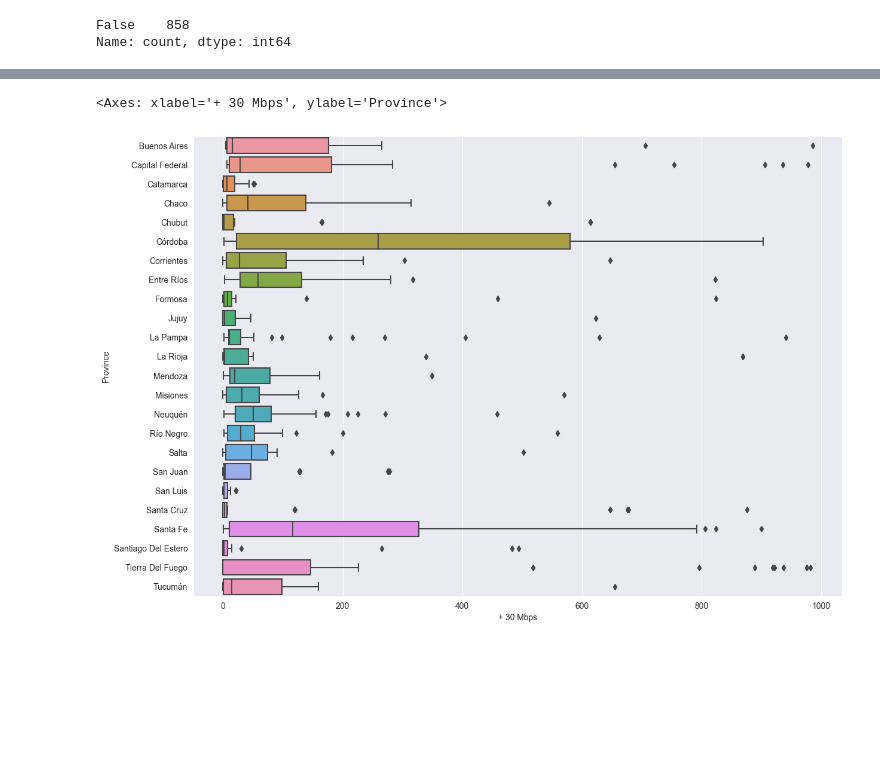
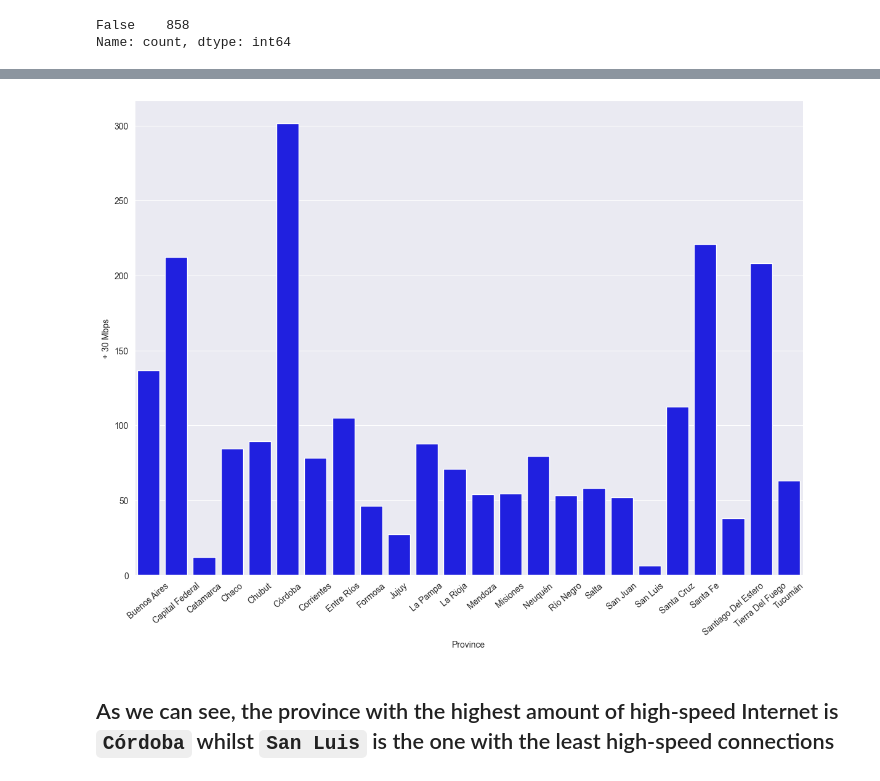
Before and after one commit to PatoMarzi/InternetAccess, a Jupyter notebook: EDAs/Internet_Access_and_Speed.ipynb, the cells around one changed output, grey strips where cells are left out. Saved outputs shown, nothing was run; the diff lists cells and outputs as text; code cells hidden in the pictures; blank space fills up the shorter version.

```diff
--- a/EDAs/Internet_Access.ipynb
+++ b/EDAs/Internet_Access_and_Speed.ipynb
@@ -338,4 +354,8 @@ df2.duplicated().value_counts()
 # %% [output]
 False    858
 Name: count, dtype: int64
+# %%
+df2.reset_index(inplace = True)
+# %%
+df2.drop('index', axis = 1, inplace = True)
 # %%
@@ -373,8 +381,11 @@ Name: + 30 Mbps, dtype: float64
 # %%
 plt.figure(figsize = (14, 10))
 
-sns.boxplot(df2, x = df2['+ 30 Mbps'], y = 'Province')
-# plt.xlim(0, 520)
+sns.barplot(data = df2, x = 'Province', y = df2['+ 30 Mbps'], errorbar = None, color = 'blue')
+
+plt.xticks(rotation = 40)
+plt.show()
 # %% [output]
-<Axes: xlabel='+ 30 Mbps', ylabel='Province'>
-[figure, old version]
+[figure, new version]
+# %% [markdown]
+## As we can see, the province with the highest amount of high-speed Internet is `Córdoba` whilst `San Luis` is the one with the least high-speed connections
```
Also changed, not shown: parts of 7 cells of this notebook, 2 other files.
